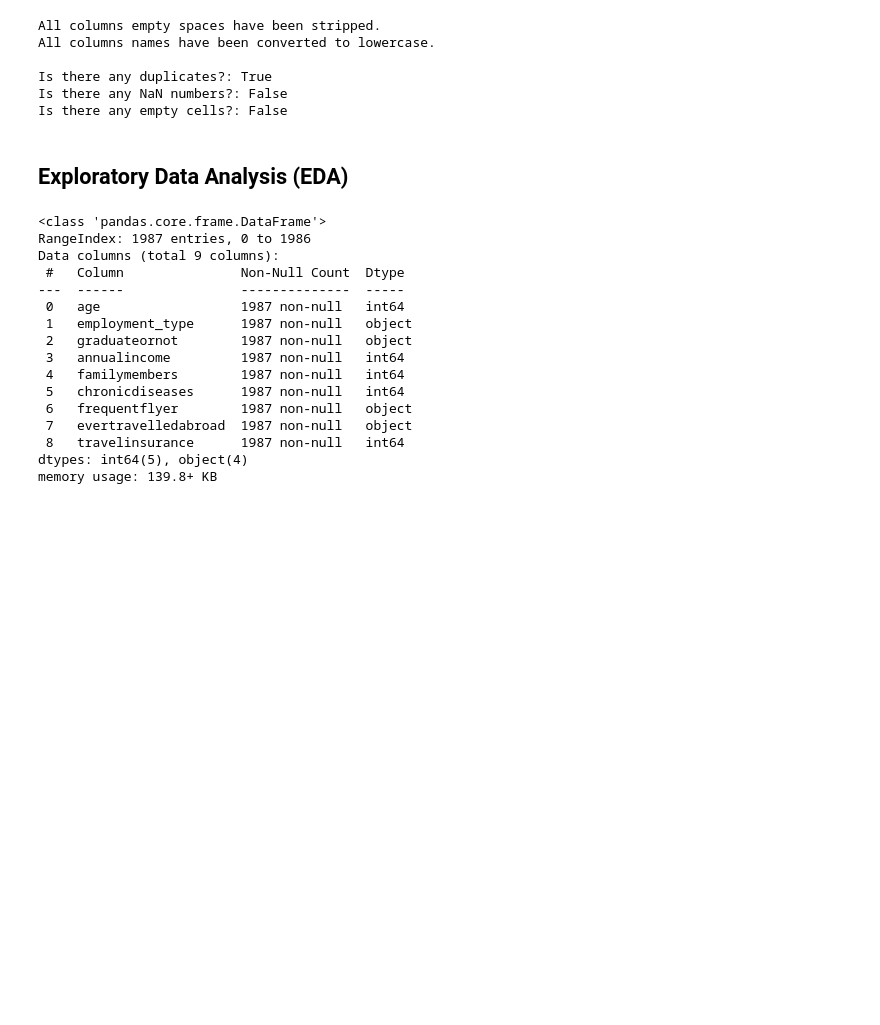
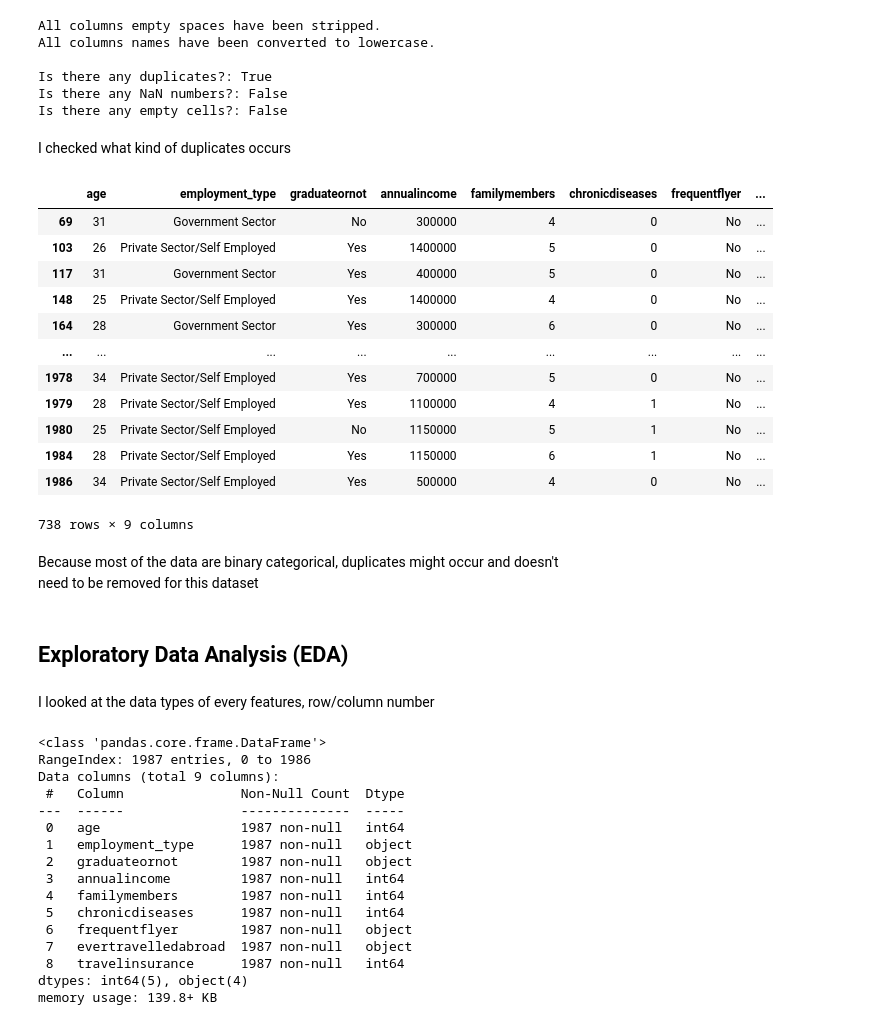
Before and after one commit to ShariYo/Modul3_Sprint1, a Jupyter notebook: project/main.ipynb, the cells around one changed output. Saved outputs shown, nothing was run; the diff lists cells and outputs as text; code cells hidden in the pictures; blank space fills up the shorter version.

```diff
--- a/project/main.ipynb
+++ b/project/main.ipynb
@@ -54,8 +51,31 @@ All columns names have been converted to lowercase.
 Is there any duplicates?: True
 Is there any NaN numbers?: False
 Is there any empty cells?: False
+# %% [markdown]
+I checked what kind of duplicates occurs
+# %%
+travelin[travelin.duplicated(keep="first")]
+# %% [output]
+|  | age | employment_type | graduateornot | annualincome | familymembers | chronicdiseases | frequentflyer | ... |
+| 69 | 31 | Government Sector | No | 300000 | 4 | 0 | No | ... |
+| 103 | 26 | Private Sector/Self Employed | Yes | 1400000 | 5 | 0 | No | ... |
+| 117 | 31 | Government Sector | Yes | 400000 | 5 | 0 | No | ... |
+| 148 | 25 | Private Sector/Self Employed | Yes | 1400000 | 4 | 0 | No | ... |
+| 164 | 28 | Government Sector | Yes | 300000 | 6 | 0 | No | ... |
+| ... | ... | ... | ... | ... | ... | ... | ... | ... |
+| 1978 | 34 | Private Sector/Self Employed | Yes | 700000 | 5 | 0 | No | ... |
+| 1979 | 28 | Private Sector/Self Employed | Yes | 1100000 | 4 | 1 | No | ... |
+| 1980 | 25 | Private Sector/Self Employed | No | 1150000 | 5 | 1 | No | ... |
+| 1984 | 28 | Private Sector/Self Employed | Yes | 1150000 | 6 | 1 | No | ... |
+| 1986 | 34 | Private Sector/Self Employed | Yes | 500000 | 4 | 0 | No | ... |
+738 rows × 9 columns
+# %% [markdown]
+Because most of the data are binary categorical, duplicates might occur and doesn't
+need to be removed for this dataset
 # %% [markdown]
 ## Exploratory Data Analysis (EDA)
+# %% [markdown]
+I looked at the data types of every features, row/column number
 # %%
 travelin.info()
 # %% [output]
```
Also changed, not shown: parts of 21 cells of this notebook.
